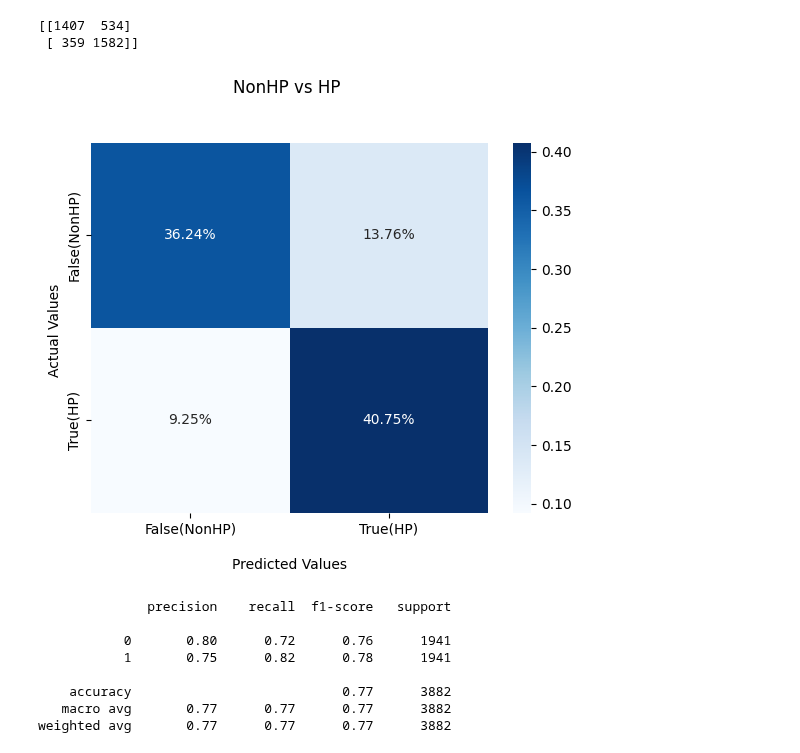
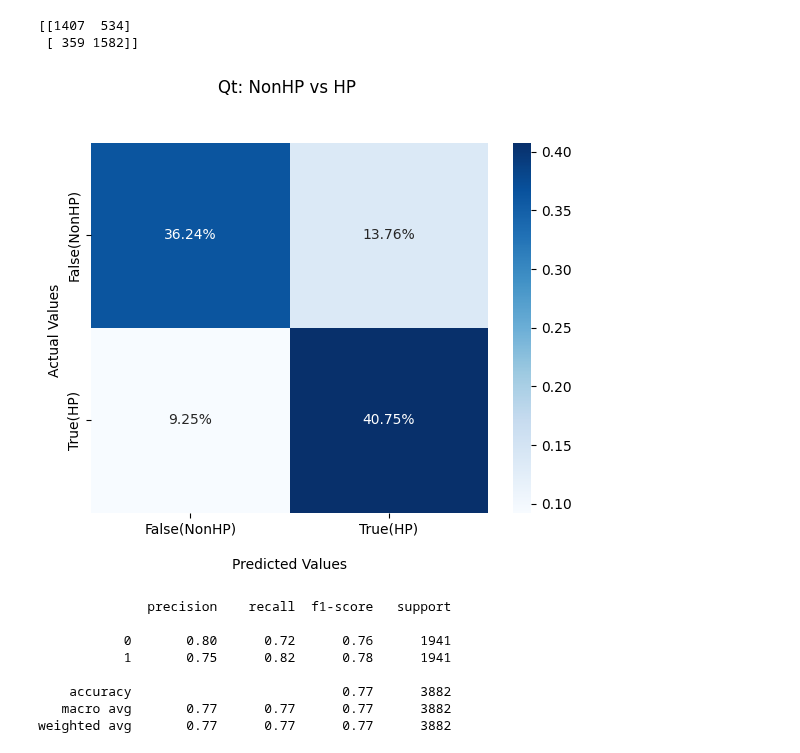
Before and after one commit to Kristmh/thesis_code, a Jupyter notebook: priority_model_deberta/jira_models/high_vs_rest/02_inference/01_Inference_on_Qt_dataset.ipynb, the cells around one changed output. Saved outputs shown, nothing was run; the diff lists cells and outputs as text; code cells hidden in the pictures.

```diff
--- a/priority_model_deberta/jira_models/high_vs_rest/02_inference/01_Inference_on_Qt_dataset.ipynb
+++ b/priority_model_deberta/jira_models/high_vs_rest/02_inference/01_Inference_on_Qt_dataset.ipynb
@@ -390,21 +390,21 @@ print(cf_matrix)
 # %%
 import seaborn as sns
 import matplotlib.pyplot as plt
 ax = sns.heatmap(cf_matrix/np.sum(cf_matrix), annot=True,
             fmt='.2%', cmap='Blues')
 
-ax.set_title('NonHP vs HP \n\n');
+ax.set_title('Qt: NonHP vs HP \n\n');
 ax.set_xlabel('\nPredicted Values')
 ax.set_ylabel('Actual Values ');
 
 ## Ticket labels - List must be in alphabetical order
 ax.xaxis.set_ticklabels(['False(NonHP)','True(HP)'])
 ax.yaxis.set_ticklabels(['False(NonHP)','True(HP)'])
 
 ## Display the visualization of the Confusion Matrix.
 plt.show()
 # %% [output]
-[figure, old version]
+[figure, new version]
 # %%
 from sklearn.metrics import classification_report
 
```
Also changed, not shown: parts of 4 cells of this notebook, 11 other files.
